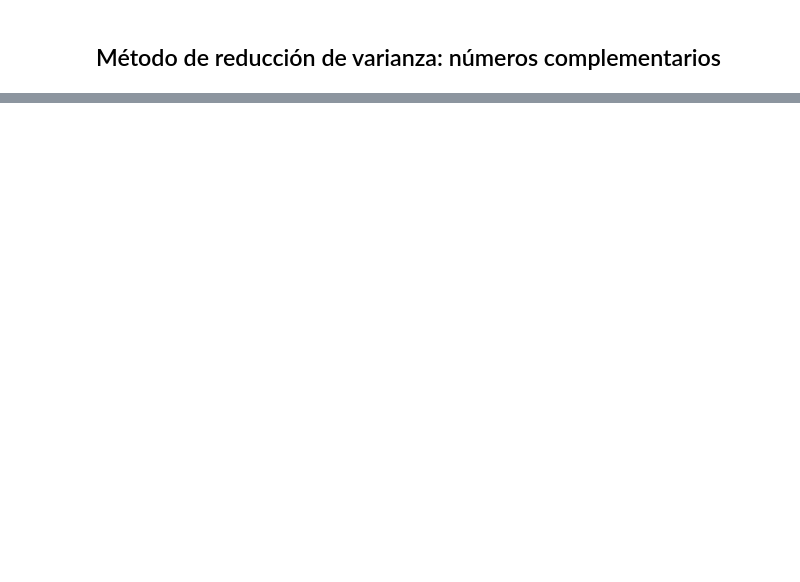
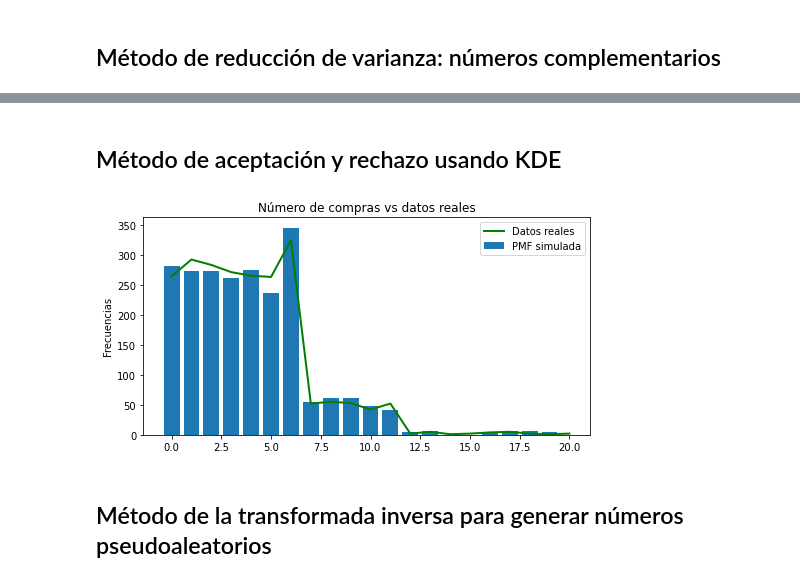
Before and after one commit to berlinpreciado21/ProyectoSimFin_CCorrales_BIPreciado_MVerea, a Jupyter notebook: PE1_BIPE_CCC_MV.ipynb, the cells around one changed output, grey strips where cells are left out. Drawn from its saved outputs; the diff is of its cells as text; code cells hidden in the pictures; blank space fills up the shorter version.

```diff
--- a/PE1_BIPE_CCC_MV.ipynb
+++ b/PE1_BIPE_CCC_MV.ipynb
@@ -611,0 +661,20 @@ Media por medio del método de números complementarios:  5.520982142857143
+# %% [markdown]
+## Método de aceptación y rechazo usando KDE
+# %%
+f_kde_n2=kde_statsmodels_func(cc)
+pmf_kde_N2=acep_rechazo_simplificada_dis(len(cc), (min(cc),max(cc)), f_kde_n2, max(pmf_N2))
+
+#gráfica
+plt.figure(figsize=[8,4])
+y,x = np.histogram(pmf_kde_N2,bins = len(set(pmf_kde_N2)))
+plt.bar(list(set(pmf_kde_N2)),y, label='PMF simulada')
+plt.plot(N_2_frec_prob.Valores, N_2_frec_prob.Frecuencias, color='g', lw=2, label='Datos reales')
+plt.legend()
+plt.xlabel('')
+plt.ylabel('Frecuencias')
+plt.title('Número de compras vs datos reales')
+plt.show()
+# %% [output]
+[figure, added]
+# %% [markdown]
+## Método de la transformada inversa para generar números pseudoaleatorios
```
Also changed, not shown: parts of 41 cells of this notebook.
